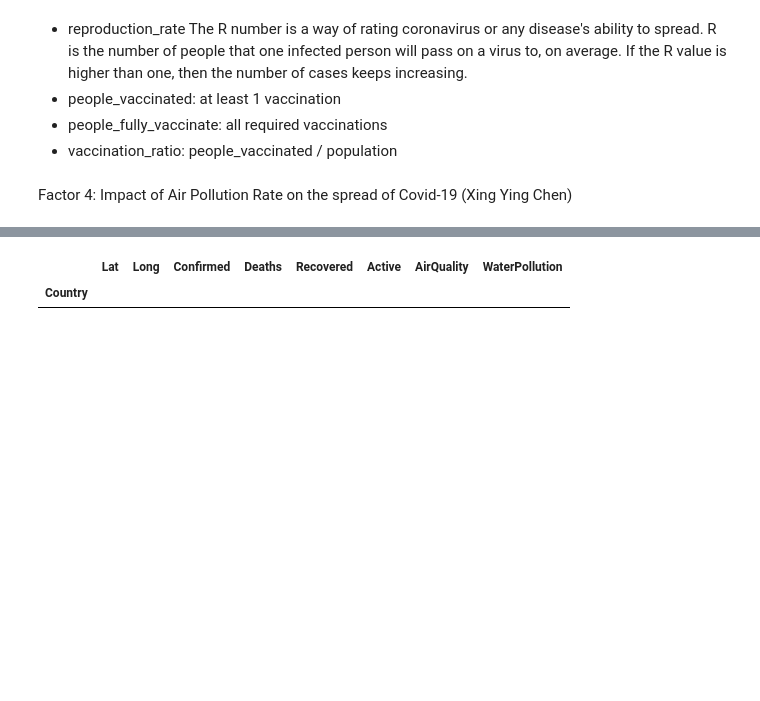
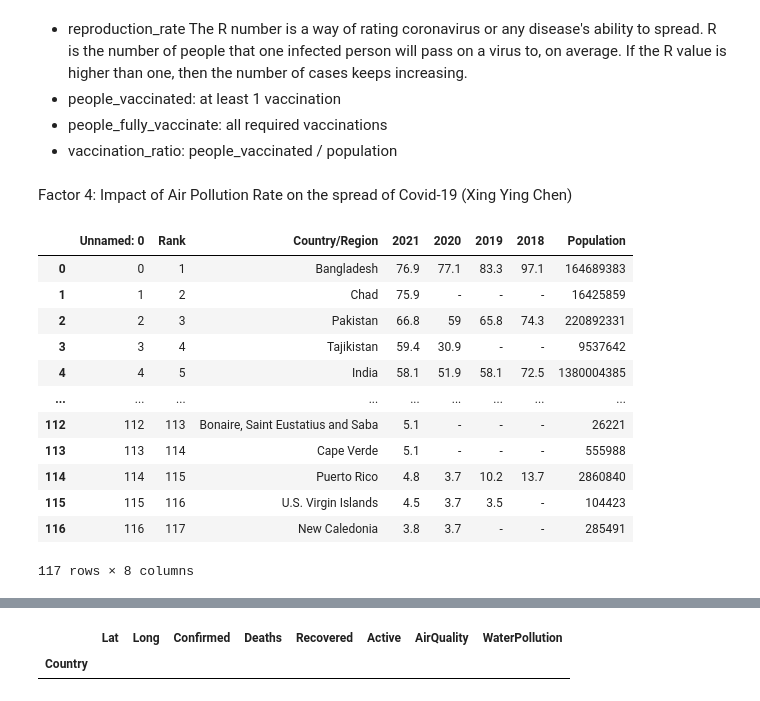
Before and after one commit to NysB/Project_1_Group_3, a Jupyter notebook: factors_covid.ipynb, the cells around one changed output, grey strips where cells are left out. Drawn from its saved outputs; the diff is of its cells as text; code cells hidden in the pictures; blank space fills up the shorter version.

```diff
--- a/factors_covid.ipynb
+++ b/factors_covid.ipynb
@@ -88,3 +91,19 @@ vaccination_df.head()
 - vaccination_ratio: people_vaccinated / population
 # %% [markdown]
 Factor 4: Impact of Air Pollution Rate on the spread of Covid-19 (Xing Ying Chen)
+# %%
+air_pollution_df
+# %% [output]
+|  | Unnamed: 0 | Rank | Country/Region | 2021 | 2020 | 2019 | 2018 | Population |
+| 0 | 0 | 1 | Bangladesh | 76.9 | 77.1 | 83.3 | 97.1 | 164689383 |
+| 1 | 1 | 2 | Chad | 75.9 | - | - | - | 16425859 |
+| 2 | 2 | 3 | Pakistan | 66.8 | 59 | 65.8 | 74.3 | 220892331 |
+| 3 | 3 | 4 | Tajikistan | 59.4 | 30.9 | - | - | 9537642 |
+| 4 | 4 | 5 | India | 58.1 | 51.9 | 58.1 | 72.5 | 1380004385 |
+| ... | ... | ... | ... | ... | ... | ... | ... | ... |
+| 112 | 112 | 113 | Bonaire, Saint Eustatius and Saba | 5.1 | - | - | - | 26221 |
+| 113 | 113 | 114 | Cape Verde | 5.1 | - | - | - | 555988 |
+| 114 | 114 | 115 | Puerto Rico | 4.8 | 3.7 | 10.2 | 13.7 | 2860840 |
+| 115 | 115 | 116 | U.S. Virgin Islands | 4.5 | 3.7 | 3.5 | - | 104423 |
+| 116 | 116 | 117 | New Caledonia | 3.8 | 3.7 | - | - | 285491 |
+117 rows × 8 columns
```
Also changed, not shown: parts of 4 cells of this notebook, 1 other file.
